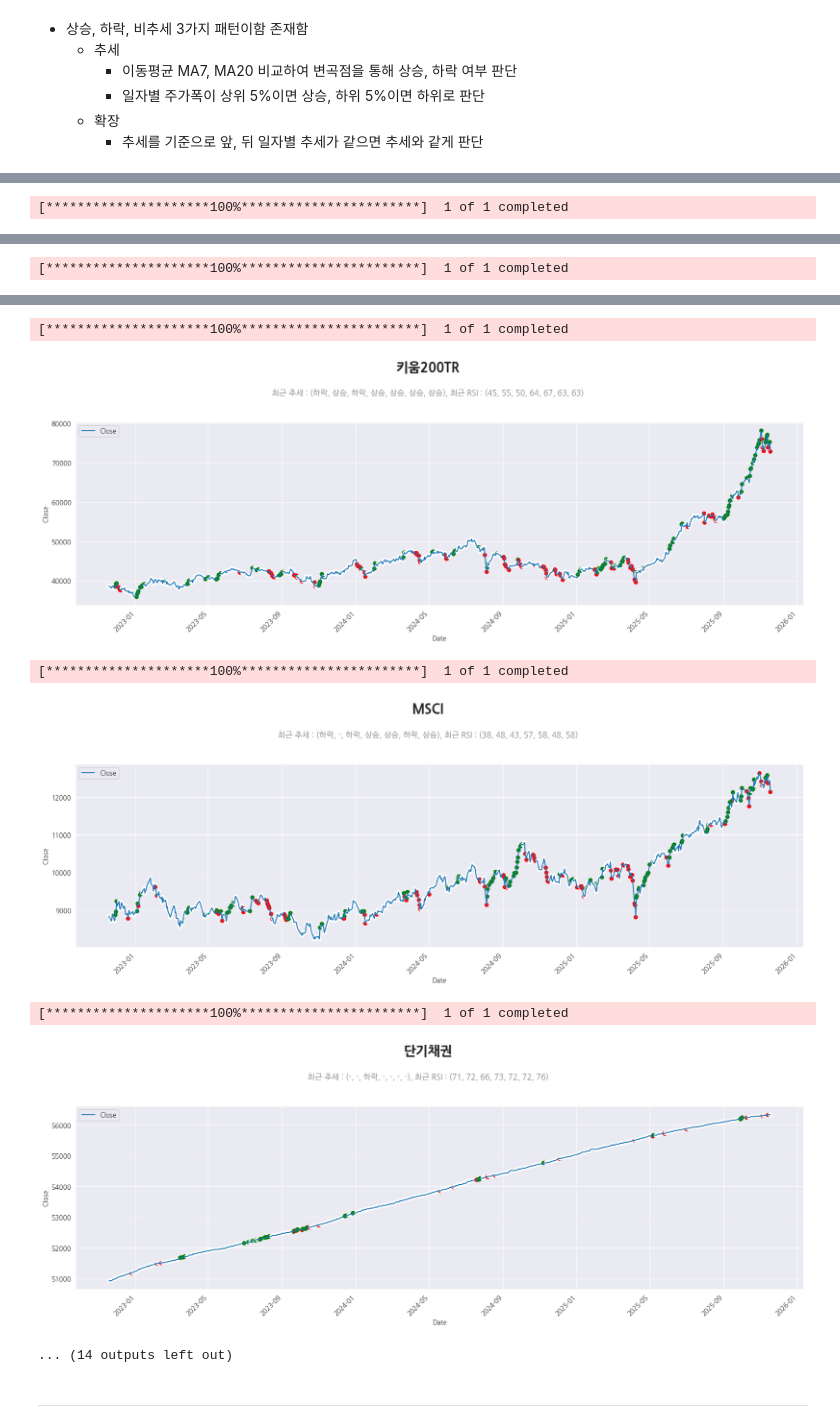
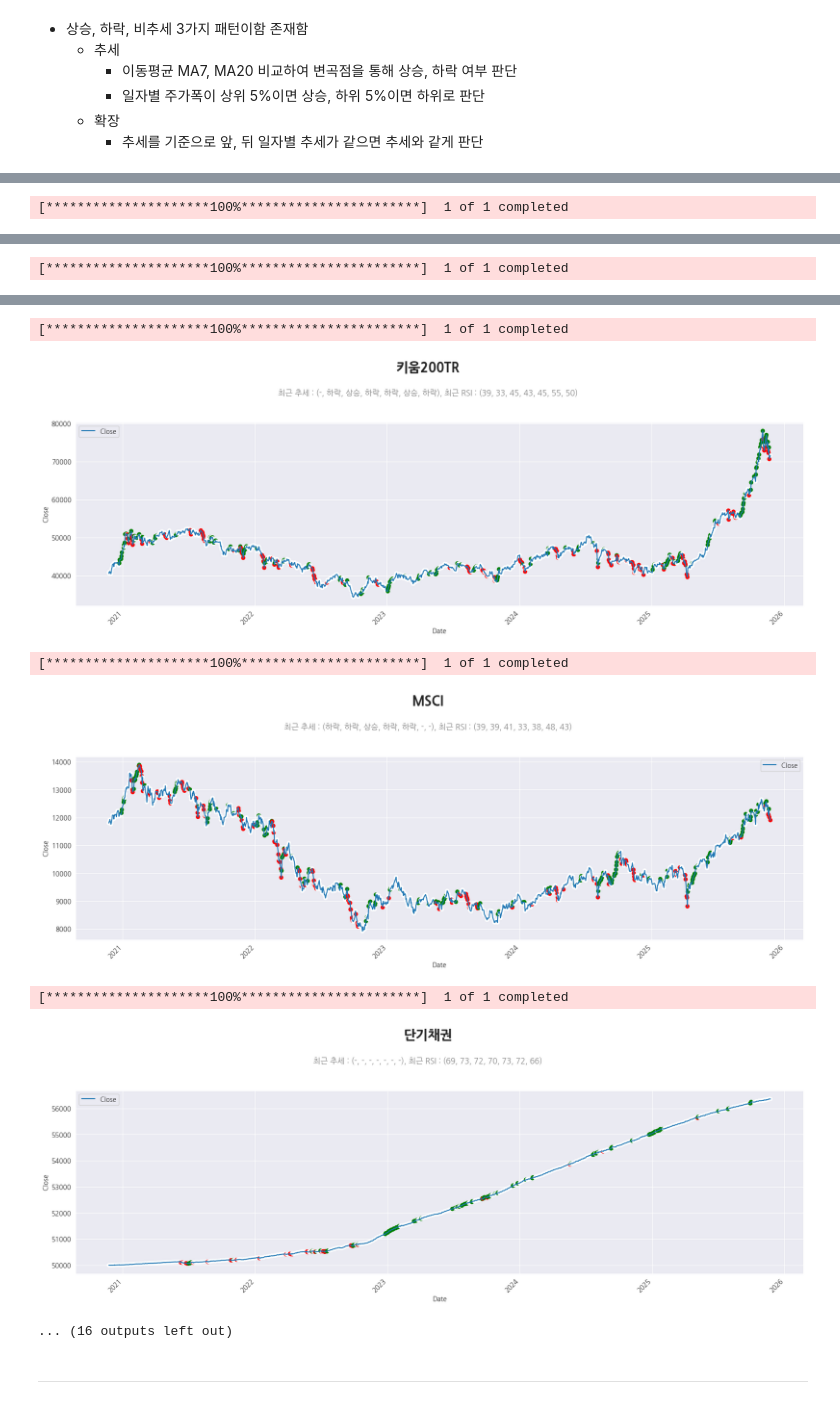
Before and after one commit to cbyangel/MacroEconomy, a Jupyter notebook: notebooks/8.추세.ipynb, the cells around one changed output, grey strips where cells are left out. Saved outputs shown, nothing was run; the diff lists cells and outputs as text; code cells hidden in the pictures.

```diff
--- a/notebooks/8.추세.ipynb
+++ b/notebooks/8.추세.ipynb
@@ -25,13 +25,13 @@ dict_tickers = {"360750.KS":"S&P500",  "446720.KS":"미국배당다우존스", "
                 "294400.KS":"키움200TR", "195980.KS":"MSCI",
                 "272580.KS":"단기채권", "284430.KS":"KODEX미국채혼합", "490490.KS":"미국배당미국채혼합",
                 "148070.KS":"한국채10년", "305080.KS":"미국채10년",
-                "352560.KS":"US리츠", "411060.KS":"금", "456610.KS":"미국달러SOFR" }
+                "352560.KS":"US리츠", "411060.KS":"금", "456610.KS":"미국달러SOFR", "487230.KS":"미국AI전력인프라" }
 
 
 for ticker in dict_tickers.keys():
     # etf = yf.Ticker(ticker)
     # df = etf.history(period="3y", interval="1d")
-    df = yf.download(ticker, period="3y", interval="1d", auto_adjust=True)
+    df = yf.download(ticker, period="5y", interval="1d", auto_adjust=True)
     df.columns = df.columns.get_level_values(0)
     df = df[['Close', 'Volume']]
 
@@ -122,10 +122,10 @@ for ticker in dict_tickers.keys():
 [*********************100%***********************]  1 of 1 completed
-[figure, old version]
+[figure, new version]
 [*********************100%***********************]  1 of 1 completed
-[figure, old version]
+[figure, new version]
 [*********************100%***********************]  1 of 1 completed
-[figure, old version]
+[figure, new version]
-... (14 outputs left out)
+... (16 outputs left out)
 # %% [markdown]
 ---
 # %%
```
Also changed, not shown: parts of 1 cell of this notebook, 20 other files.
